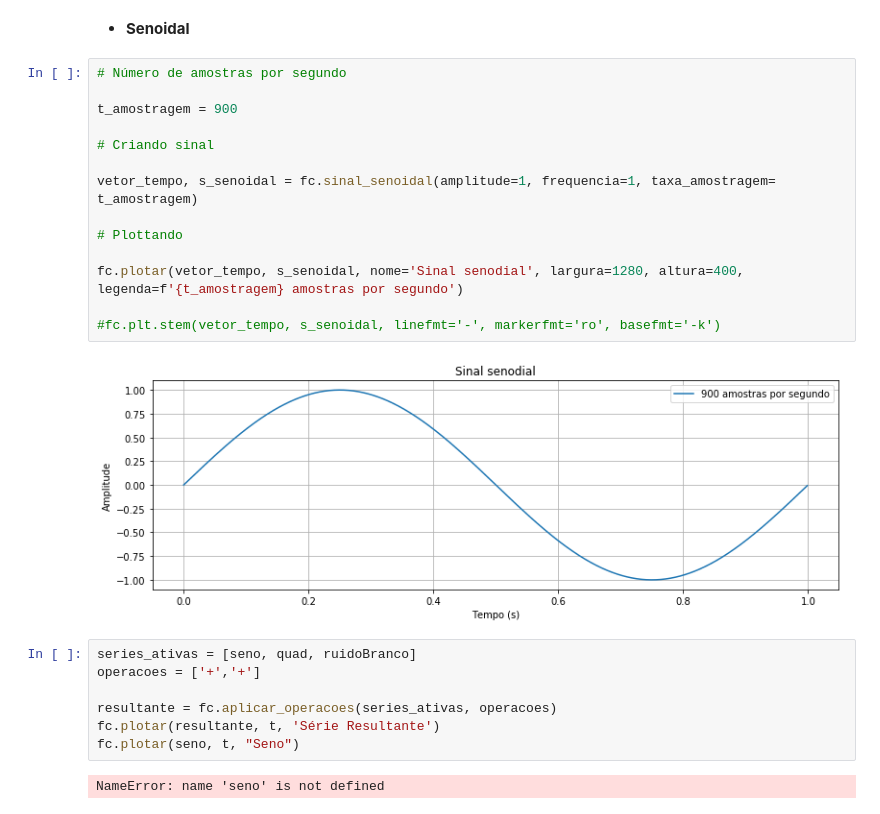
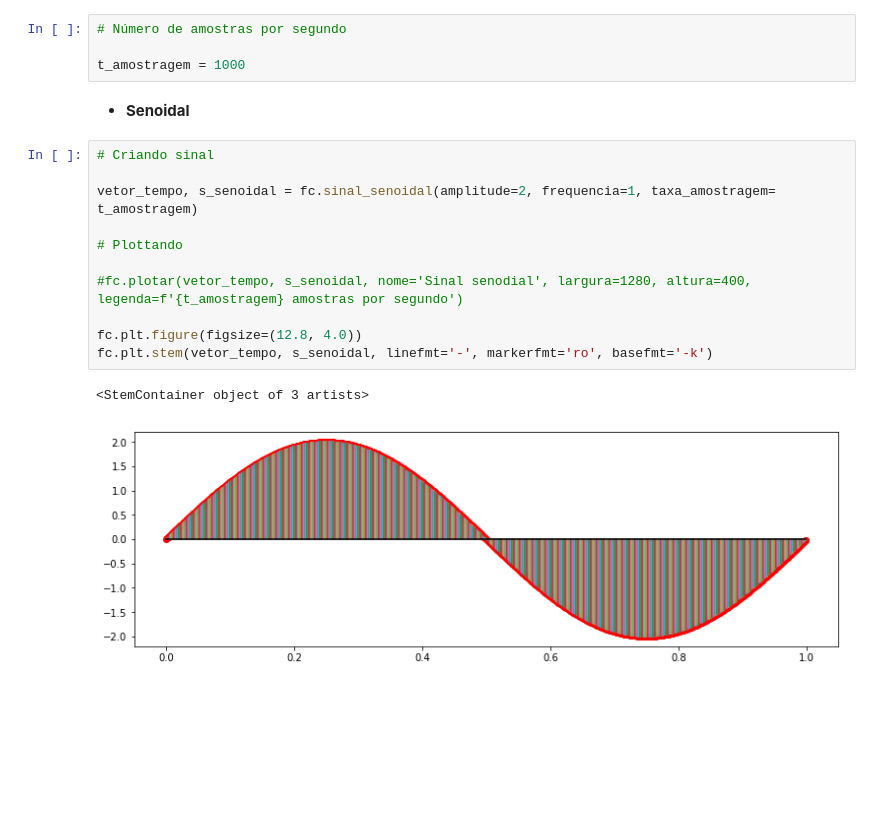
Before and after one commit to lucas-noblat/GerOndApp, a Jupyter notebook: APP/1v_GerOndApp.ipynb, the cells around one changed output. Saved outputs shown, nothing was run; the diff lists cells and outputs as text; blank space fills up the shorter version.

```diff
--- a/APP/1v_GerOndApp.ipynb
+++ b/APP/1v_GerOndApp.ipynb
@@ -13,29 +11,22 @@ import scipy.signal
 # %% [markdown]
 ## Gerando sinais
+# %%
+# Número de amostras por segundo
+
+t_amostragem = 1000
 # %% [markdown]
 - **Senoidal**
 # %%
-# Número de amostras por segundo
-
-t_amostragem = 900
-
 # Criando sinal
 
-vetor_tempo, s_senoidal = fc.sinal_senoidal(amplitude=1, frequencia=1, taxa_amostragem= t_amostragem)
+vetor_tempo, s_senoidal = fc.sinal_senoidal(amplitude=2, frequencia=1, taxa_amostragem= t_amostragem)
 
 # Plottando
 
-fc.plotar(vetor_tempo, s_senoidal, nome='Sinal senodial', largura=1280, altura=400, legenda=f'{t_amostragem} amostras por segundo')
+#fc.plotar(vetor_tempo, s_senoidal, nome='Sinal senodial', largura=1280, altura=400, legenda=f'{t_amostragem} amostras por segundo')
 
-#fc.plt.stem(vetor_tempo, s_senoidal, linefmt='-', markerfmt='ro', basefmt='-k')
+fc.plt.figure(figsize=(12.8, 4.0))
+fc.plt.stem(vetor_tempo, s_senoidal, linefmt='-', markerfmt='ro', basefmt='-k')
 # %% [output]
+<StemContainer object of 3 artists>
-[figure, old version]
+[figure, new version]
-# %%
-series_ativas = [seno, quad, ruidoBranco]
-operacoes = ['+','+']
-
-resultante = fc.aplicar_operacoes(series_ativas, operacoes)
-fc.plotar(resultante, t, 'Série Resultante')
-fc.plotar(seno, t, "Seno")
-# %% [output]
-NameError: name 'seno' is not defined
```
Also changed, not shown: parts of 7 cells of this notebook, 1 other file.
